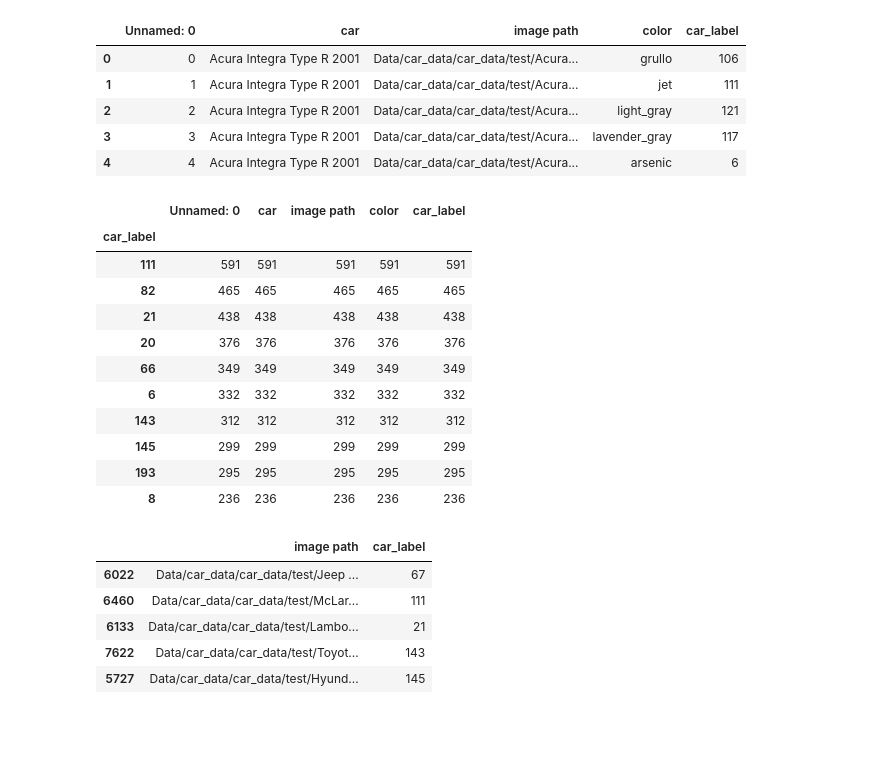
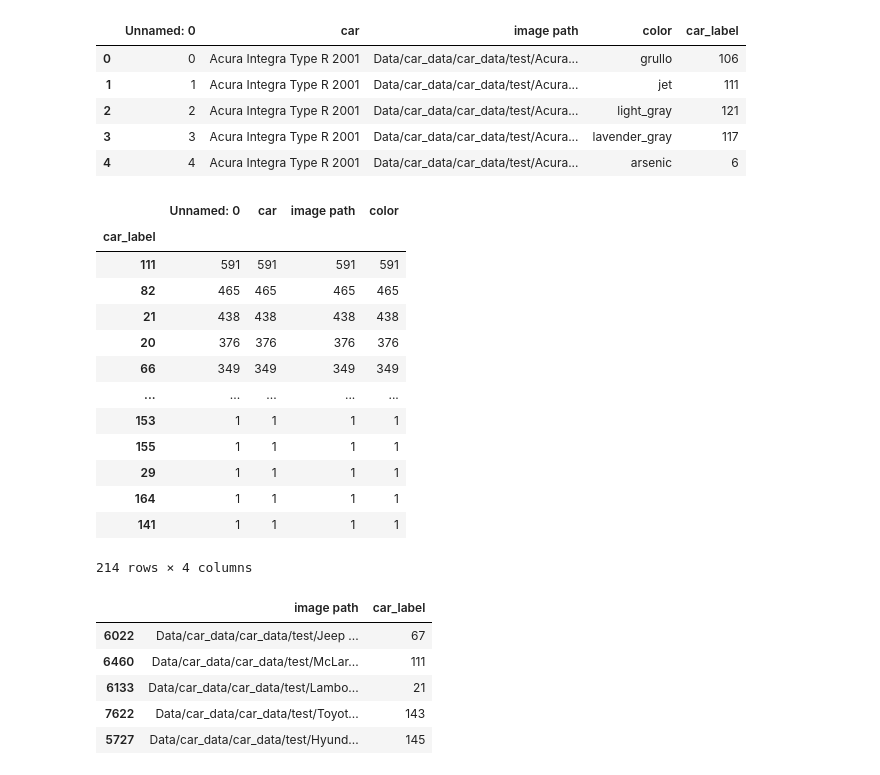
Before and after one commit to jasonqhuang/Car_Color_CNN, a Jupyter notebook: color classifier.ipynb, the cells around one changed output. Drawn from its saved outputs; the diff is of its cells as text; code cells hidden in the pictures; blank space fills up the shorter version.

```diff
--- a/color classifier.ipynb
+++ b/color classifier.ipynb
@@ -198,20 +198,22 @@ test_df.head()
 | 3 | 3 | Acura Integra Type R 2001 | Data/car_data/car_data/test/Acura... | lavender_gray | 117 |
 | 4 | 4 | Acura Integra Type R 2001 | Data/car_data/car_data/test/Acura... | arsenic | 6 |
 # %%
-test_df.groupby(test_df['car_label']).count().sort_values(by='color', ascending=False).head(10)
+test_df.groupby(test_df['car_label']).count().sort_values(by='color', ascending=False)
 # %% [output]
-|  | Unnamed: 0 | car | image path | color | car_label |
-| car_label |  |  |  |  |  |
-| 111 | 591 | 591 | 591 | 591 | 591 |
-| 82 | 465 | 465 | 465 | 465 | 465 |
-| 21 | 438 | 438 | 438 | 438 | 438 |
-| 20 | 376 | 376 | 376 | 376 | 376 |
-| 66 | 349 | 349 | 349 | 349 | 349 |
-| 6 | 332 | 332 | 332 | 332 | 332 |
-| 143 | 312 | 312 | 312 | 312 | 312 |
-| 145 | 299 | 299 | 299 | 299 | 299 |
-| 193 | 295 | 295 | 295 | 295 | 295 |
-| 8 | 236 | 236 | 236 | 236 | 236 |
+|  | Unnamed: 0 | car | image path | color |
+| car_label |  |  |  |  |
+| 111 | 591 | 591 | 591 | 591 |
+| 82 | 465 | 465 | 465 | 465 |
+| 21 | 438 | 438 | 438 | 438 |
+| 20 | 376 | 376 | 376 | 376 |
+| 66 | 349 | 349 | 349 | 349 |
+| ... | ... | ... | ... | ... |
+| 153 | 1 | 1 | 1 | 1 |
+| 155 | 1 | 1 | 1 | 1 |
+| 29 | 1 | 1 | 1 | 1 |
+| 164 | 1 | 1 | 1 | 1 |
+| 141 | 1 | 1 | 1 | 1 |
+214 rows × 4 columns
 # %%
 test_img_df = test_df[['image path', 'car_label']].copy()
 test_img_df.sample(5)
```
Also changed, not shown: parts of 11 cells of this notebook, 1 other file.
